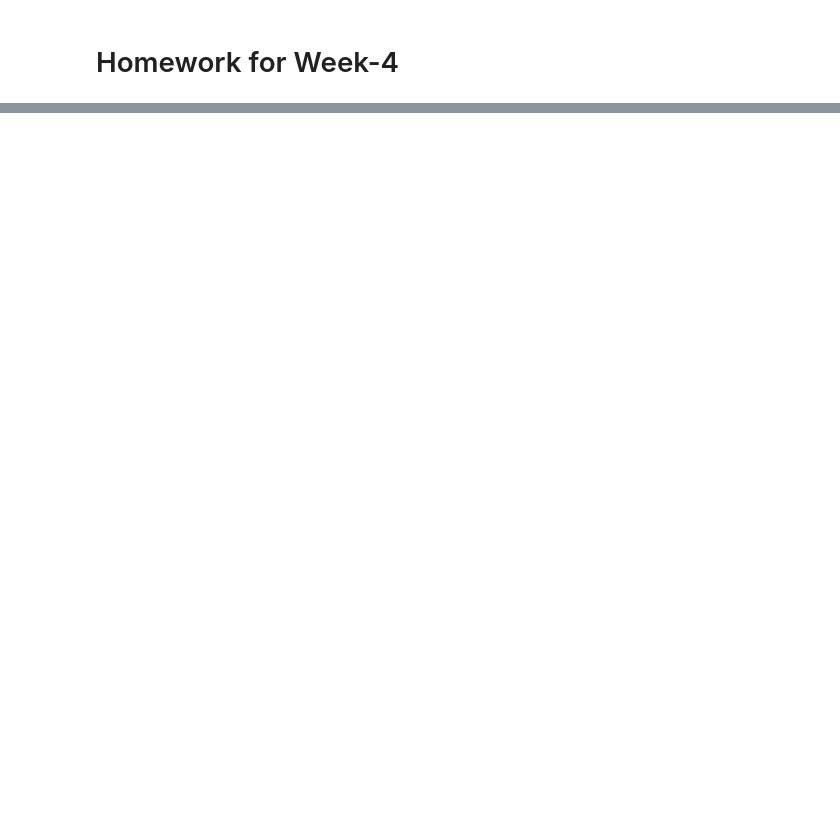
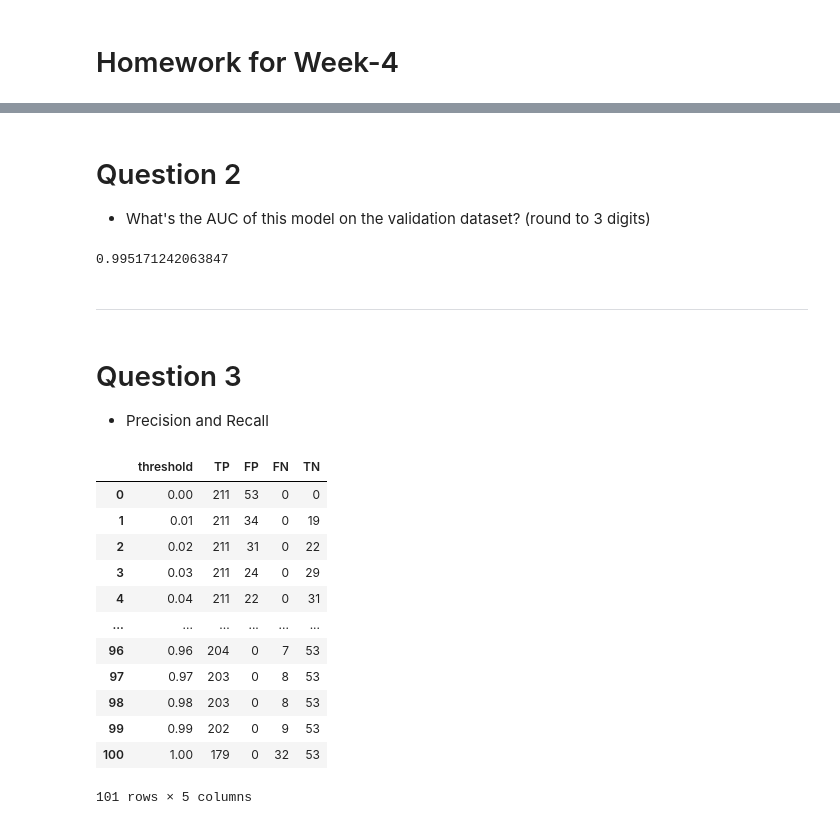
Before and after one commit to tummala-hareesh/ml_zoomcamp_ht, a Jupyter notebook: ipynb/04_homework.ipynb, the cells around one changed output, grey strips where cells are left out. Saved outputs shown, nothing was run; the diff lists cells and outputs as text; code cells hidden in the pictures; blank space fills up the shorter version.

```diff
--- a/ipynb/04_homework.ipynb
+++ b/ipynb/04_homework.ipynb
@@ -2,0 +165,4 @@
+# %%
+# Features to use for the model
+list_features = ["reports", "age", "income", "share", "expenditure", "dependents", "months", "majorcards", "active", "owner", "selfemp"]
+list_features
@@ -2,0 +197,4 @@
+# %% [markdown]
+# Question 2
+
+- What's the AUC of this model on the validation dataset? (round to 3 digits)
@@ -2,0 +210,51 @@
+# %%
+y_pred = predict(df_val, dv, model)
+
+# AUC score on val_dataset
+auc = roc_auc_score(y_val, y_pred)
+auc
+# %% [output]
+0.995171242063847
+# %% [markdown]
+***
+# %% [markdown]
+# Question 3
+- Precision and Recall
+# %%
+thresholds = np.linspace(0.0, 1.0, 101)
+
+scores = []
+
+for t in thresholds:
+    actual_positive = (y_val == 1)
+    actual_negative = (y_val == 0)
+
+    pred_positive = (y_pred >= t)
+    pred_negative = (y_pred < t)
+
+    TP = (pred_positive & actual_positive).sum()
+    TN = (pred_negative & actual_negative).sum()
+
+    FP = (pred_positive & actual_negative).sum()
+    FN = (pred_negative & actual_positive).sum()
+
+    scores.append((t, TP, FP, FN, TN))
+
+columns = ['threshold', 'TP', 'FP', 'FN', 'TN']
+
+df_scores = pd.DataFrame(scores, columns=columns)
+df_scores
+# %% [output]
+|  | threshold | TP | FP | FN | TN |
+| 0 | 0.00 | 211 | 53 | 0 | 0 |
+| 1 | 0.01 | 211 | 34 | 0 | 19 |
+| 2 | 0.02 | 211 | 31 | 0 | 22 |
+| 3 | 0.03 | 211 | 24 | 0 | 29 |
+| 4 | 0.04 | 211 | 22 | 0 | 31 |
+| ... | ... | ... | ... | ... | ... |
+| 96 | 0.96 | 204 | 0 | 7 | 53 |
+| 97 | 0.97 | 203 | 0 | 8 | 53 |
+| 98 | 0.98 | 203 | 0 | 8 | 53 |
+| 99 | 0.99 | 202 | 0 | 9 | 53 |
+| 100 | 1.00 | 179 | 0 | 32 | 53 |
+101 rows × 5 columns
```
Also changed, not shown: parts of 44 cells of this notebook.
